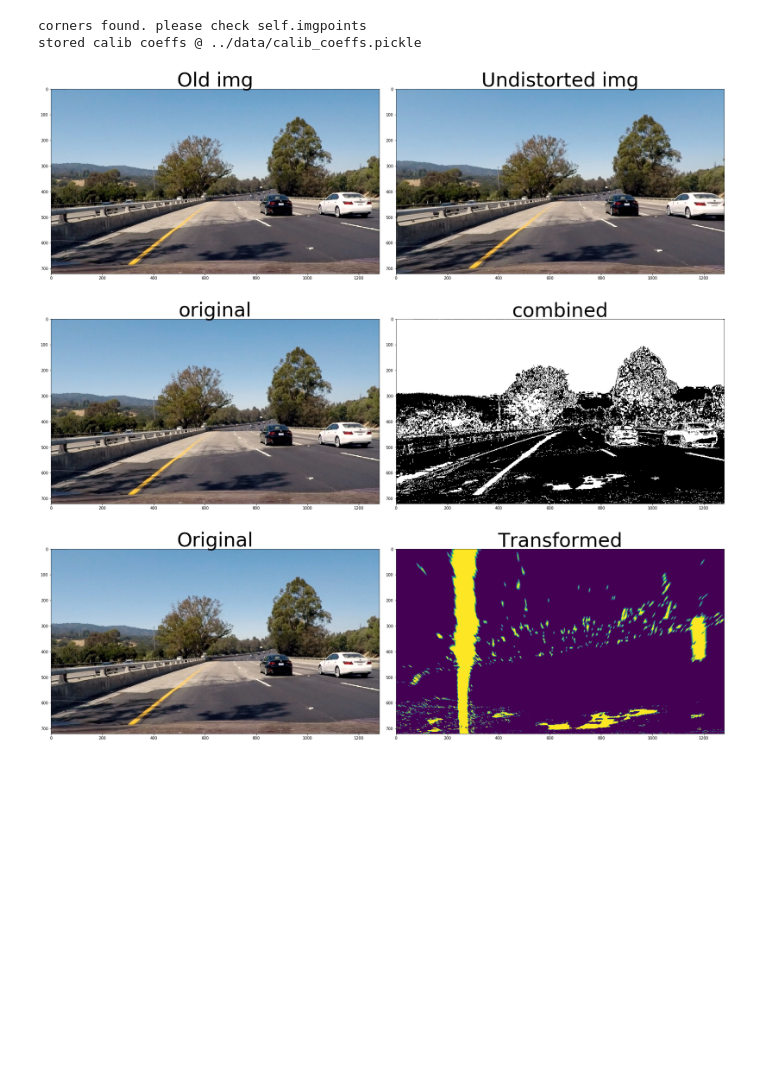
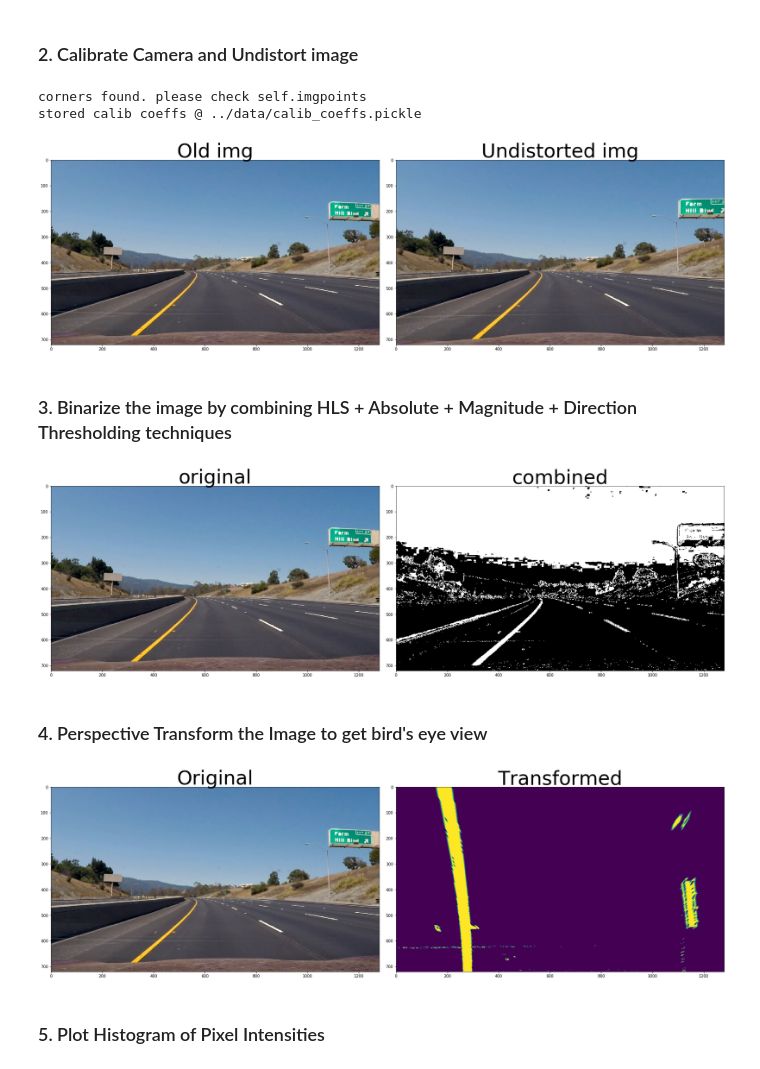
Before and after one commit to karthikbmk/SDCND, a Jupyter notebook: Advanced_Lane_Finding_Project/CarND-Advanced-Lane-Lines/code/pipeline.ipynb, the cells around one changed output. Drawn from its saved outputs; the diff is of its cells as text; code cells hidden in the pictures; blank space fills up the shorter version.

```diff
--- a/Advanced_Lane_Finding_Project/CarND-Advanced-Lane-Lines/code/pipeline.ipynb
+++ b/Advanced_Lane_Finding_Project/CarND-Advanced-Lane-Lines/code/pipeline.ipynb
@@ -17,0 +17,9 @@ h.plot_image(old_img, 'test image')
+# %%
+h = Helper()
+
+root_dir = '../'
+fname = 'project_video.mp4'
+clip = VideoFileClip(root_dir + fname)
+img = clip.get_frame(2)
+
+h.plot_image(img, 'test image')
@@ -18,4 +28,7 @@ h.plot_image(old_img, 'test image')
+# %% [markdown]
+### 2. Calibrate Camera and Undistort image
 # %%
+
 cal = Calibrator(x_corners=9, y_corners=6)
 
 calib_images_path = '../camera_cal/*.jpg'
@@ -26,27 +39,32 @@ cal.calibrate_camera(test_image_path)
 
 cal.store_calib_coeffs('../data/calib_coeffs.pickle')
 
+
 und_img = cal.undistort_image(img)
 h.parallel_plots(img, 'Old img', und_img, 'Undistorted img')
 # %% [output]
 corners found. please check self.imgpoints
 stored calib coeffs @ ../data/calib_coeffs.pickle
-[figure, old version]
+[figure, new version]
+# %% [markdown]
+### 3. Binarize the image by combining HLS + Absolute + Magnitude + Direction Thresholding techniques
 # %%
 th = Thresholder()
 
 ksize=3
-s_thres = th.hls_threshold(img, thresh=(90, 255))
-gradx = th.absolute_threshold(img, orient='x', thresh_min=20, thresh_max=100, sobel_kernel=ksize)
-#grady = t.absolute_threshold(img, orient='y', thresh_min=20, thresh_max=100, sobel_kernel=ksize)
-mag_binary = th.magnitude_threshold(img, sobel_kernel=ksize, mag_thresh=(20, 100))
-dir_binary = th.direction_threshold(img, sobel_kernel=ksize, thresh=(0.7, 1.3))
+s_thres = th.hls_threshold(und_img, thresh=(90, 255))
+gradx = th.absolute_threshold(und_img, orient='x', thresh_min=20, thresh_max=100, sobel_kernel=ksize)
+mag_binary = th.magnitude_threshold(und_img, sobel_kernel=ksize, mag_thresh=(20, 100))
+dir_binary = th.direction_threshold(und_img, sobel_kernel=ksize, thresh=(0.7, 1.3))
 
 bin_img = np.zeros_like(dir_binary)
 bin_img[((gradx == 1)) | ((mag_binary == 1) & (dir_binary == 1)) | (s_thres == 1)] = 1
+
 h.parallel_plots(img,'original', bin_img, 'combined', None, 'gray')
 # %% [output]
-[figure, old version]
+[figure, new version]
+# %% [markdown]
+### 4. Perspective Transform the Image to get bird's eye view
 # %%
 tr = Transformer()
 corners = [(525, 499), (760, 499), (1047, 684), (253, 684)]
@@ -54,7 +72,9 @@ bin_warped = tr.transform(bin_img,corners , offset=200)
 
 h.parallel_plots(img, 'Original', bin_warped, 'Transformed')
 # %% [output]
-[figure, old version]
+[figure, new version]
+# %% [markdown]
+### 5. Plot Histogram of Pixel Intensities
 # %%
 l = LaneFinder()
 histogram = l.hist(bin_warped)
```
Also changed, not shown: parts of 16 cells of this notebook, 3 other files.
